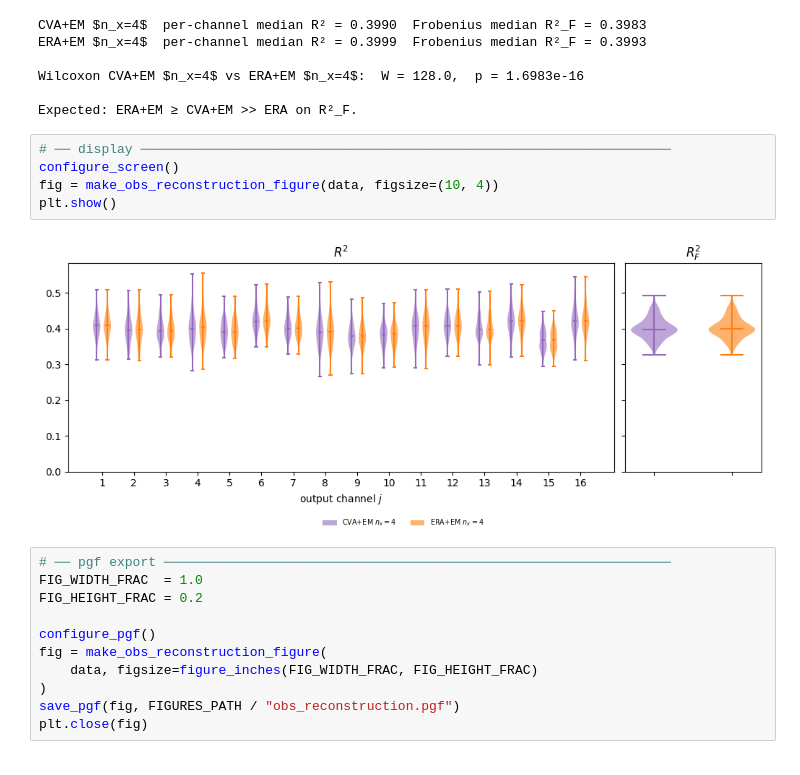
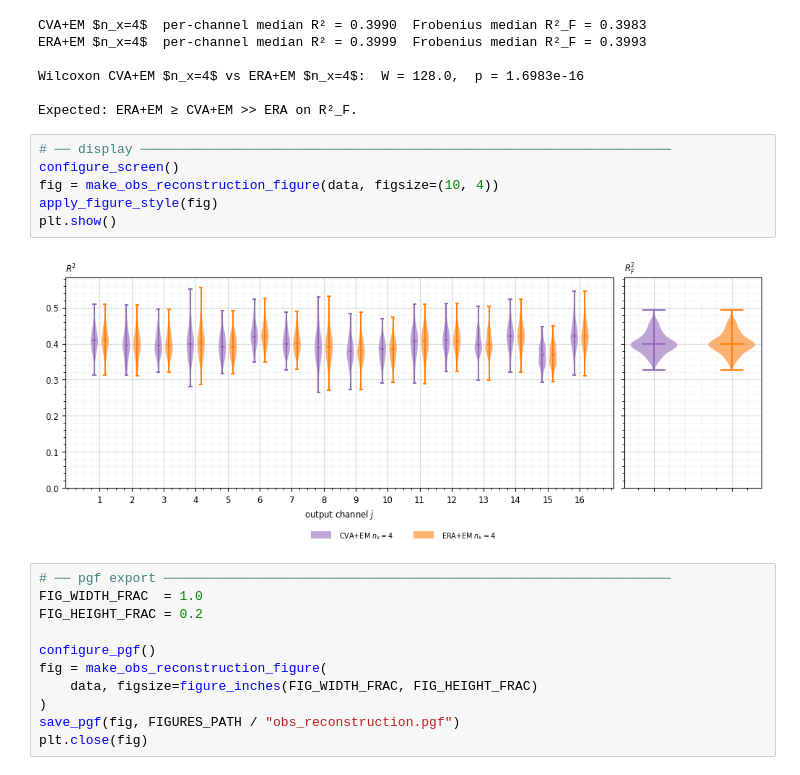
Before and after one commit to tahmidazam/gg4, a Jupyter notebook: notebooks/obs_reconstruction/obs_reconstruction.ipynb, the cells around one changed output. Drawn from its saved outputs; the diff is of its cells as text.

```diff
--- a/notebooks/obs_reconstruction/obs_reconstruction.ipynb
+++ b/notebooks/obs_reconstruction/obs_reconstruction.ipynb
@@ -104,10 +105,11 @@ Expected: ERA+EM ≥ CVA+EM >> ERA on R²_F.
 # %%
 # ── display ────────────────────────────────────────────────────────────────────
 configure_screen()
 fig = make_obs_reconstruction_figure(data, figsize=(10, 4))
+apply_figure_style(fig)
 plt.show()
 # %% [output]
-[figure, old version]
+[figure, new version]
 # %%
 # ── pgf export ─────────────────────────────────────────────────────────────────
 FIG_WIDTH_FRAC  = 1.0
```
Also changed, not shown: parts of 1 cell of this notebook, 18 other files.
